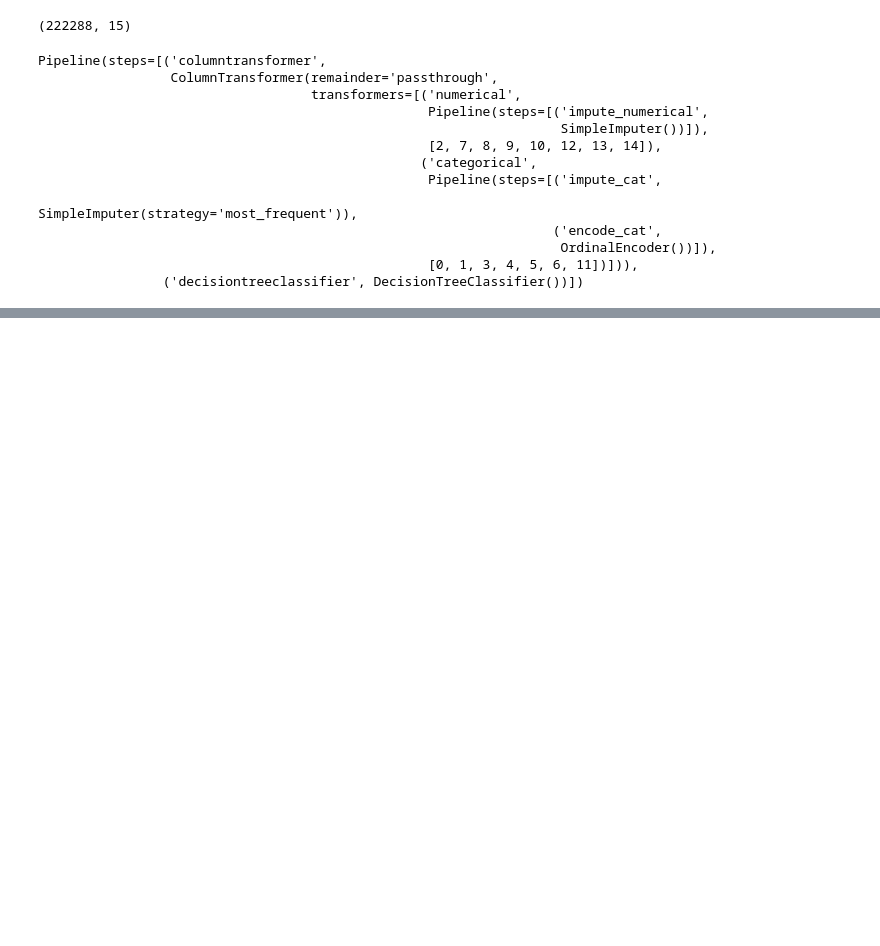
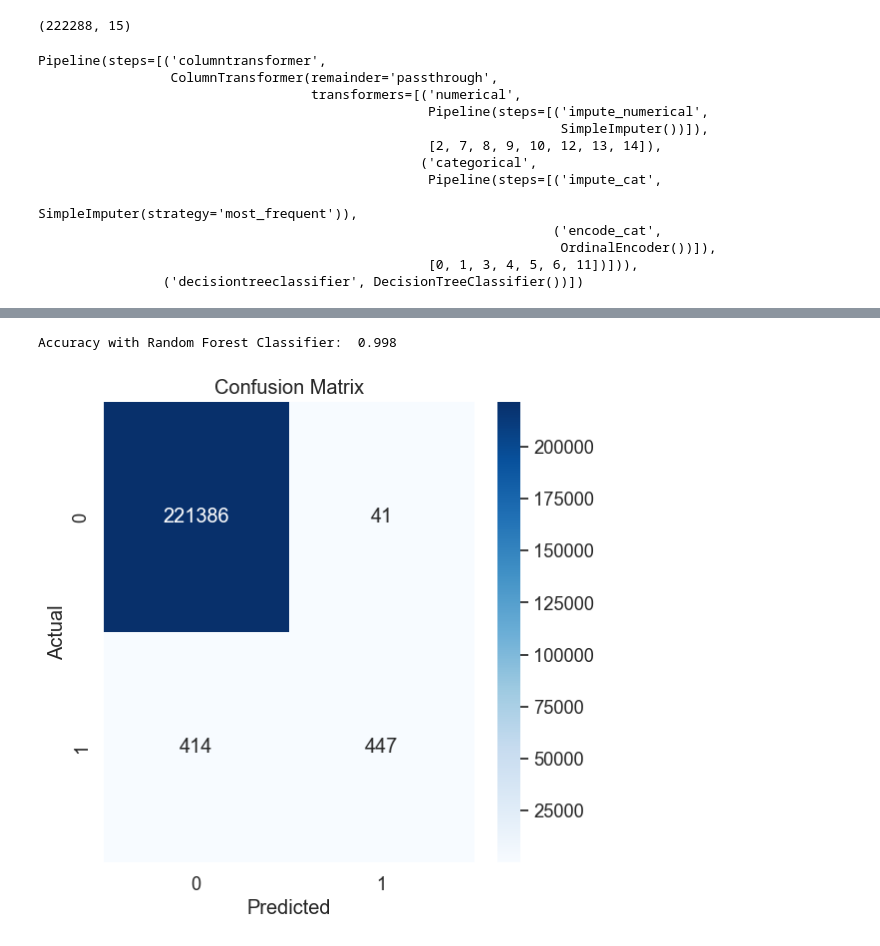
Before and after one commit to ZainFaisal005/ML-Projects-as-beginner, a Jupyter notebook: Credit_Card_Fraud_Detection/Credit_Card_Fraud_Detection.ipynb, the cells around one changed output, grey strips where cells are left out. Drawn from its saved outputs; the diff is of its cells as text; code cells hidden in the pictures; blank space fills up the shorter version.

```diff
--- a/Credit_Card_Fraud_Detection/Credit_Card_Fraud_Detection.ipynb
+++ b/Credit_Card_Fraud_Detection/Credit_Card_Fraud_Detection.ipynb
@@ -169,0 +189,6 @@ Accuracy: 0.9965720146836536
+# %%
+random_forest_model = RandomForestClassifier()
+# %%
+random_forest_pipe = make_pipeline(preprocessing, random_forest_model)
+# %%
+random_forest_pipe.fit(X_train, y_train)
@@ -169,0 +209,22 @@ Accuracy: 0.9965720146836536
+# %%
+random_forest_pred = random_forest_pipe.predict(X_test)
+# %%
+random_forest_accuracy = accuracy_score(y_test, random_forest_pred)
+
+print("Accuracy with Random Forest Classifier: ", round(random_forest_accuracy, 3))
+# %% [output]
+Accuracy with Random Forest Classifier:  0.998
+# %%
+cm = confusion_matrix(y_test, random_forest_pred)
+
+labels = np.unique(y_test)
+
+plt.figure(figsize=(6, 6))
+sns.set(font_scale=1.2)
+sns.heatmap(cm, annot=True, fmt="d", cmap="Blues", xticklabels=labels, yticklabels=labels)
+plt.xlabel('Predicted')
+plt.ylabel('Actual')
+plt.title('Confusion Matrix')
+plt.show()
+# %% [output]
+[figure, added]
```
Also changed, not shown: parts of 17 cells of this notebook.
